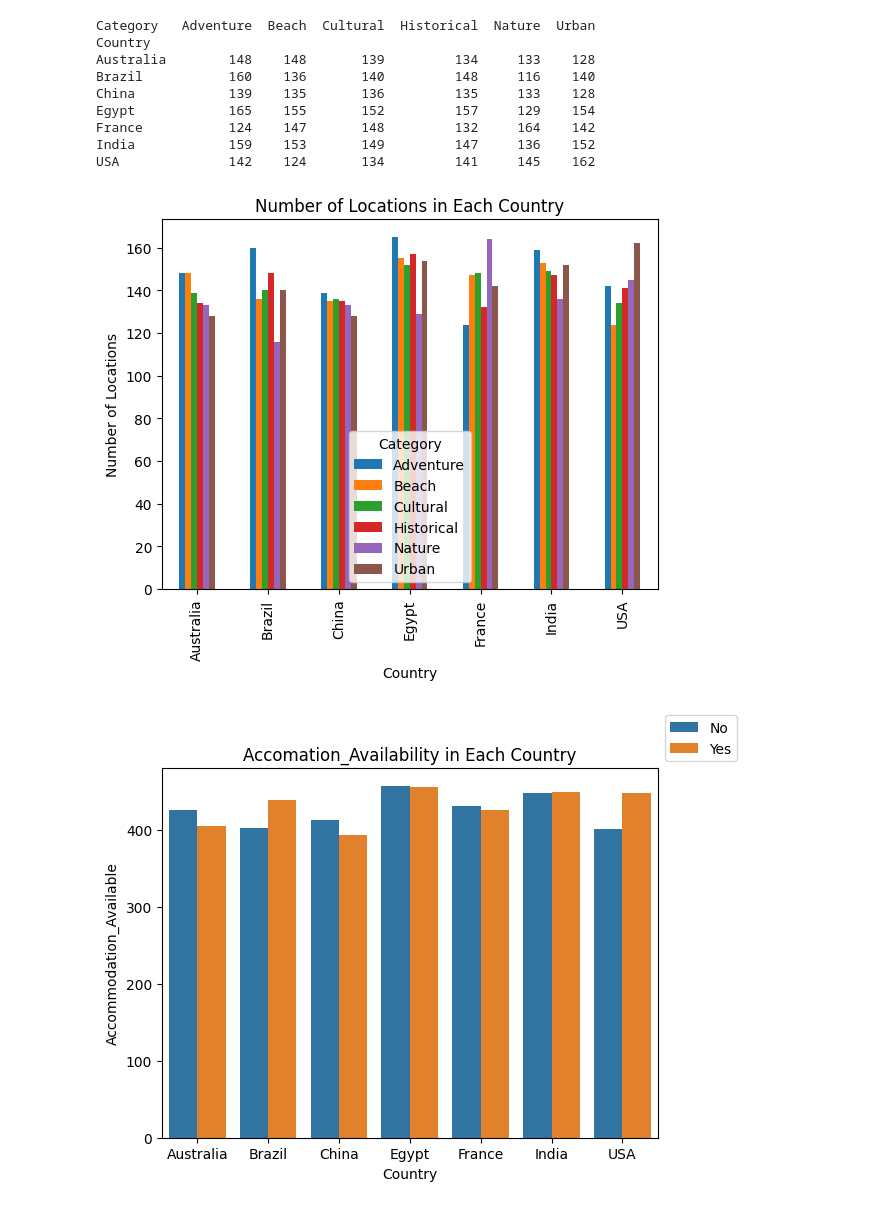
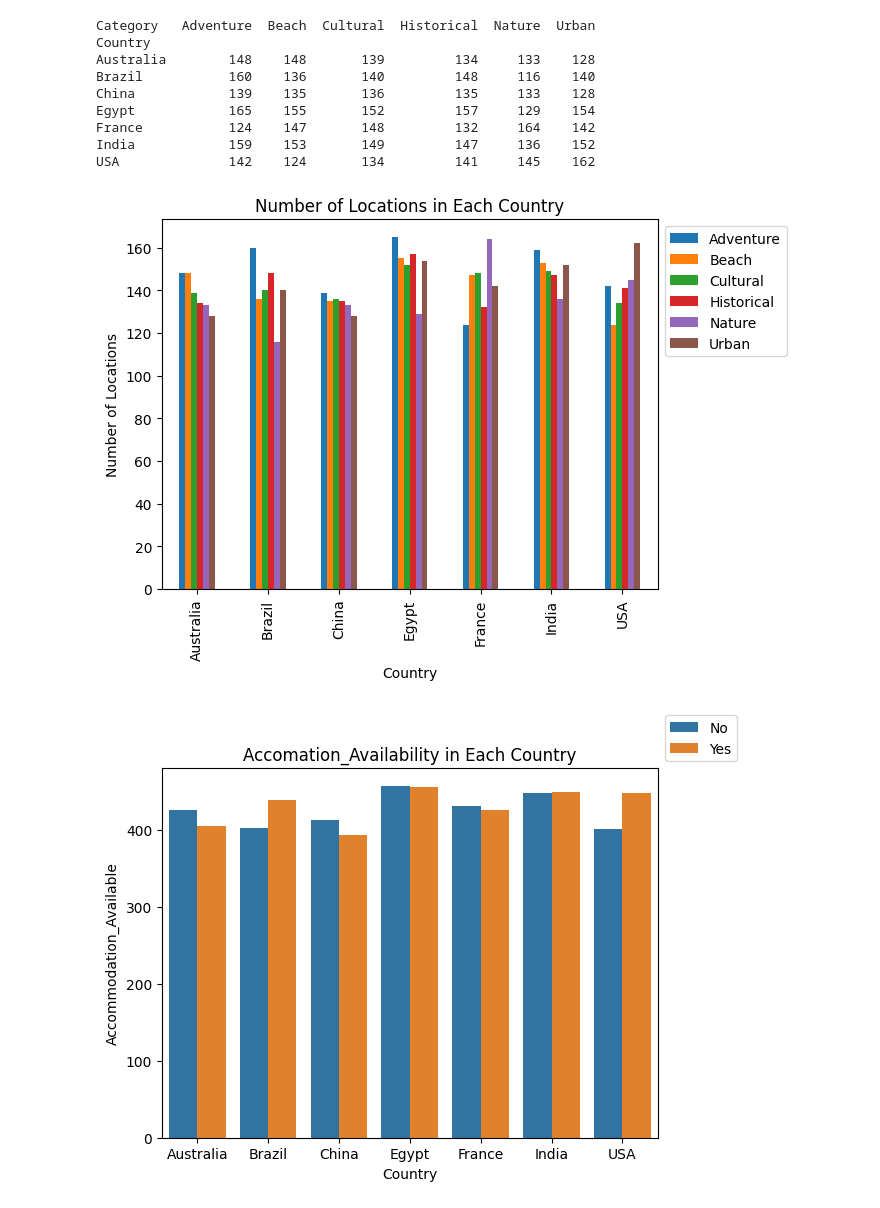
Before and after one commit to Mirai-Kuma/DSProject, a Jupyter notebook: JA_ProjectTourism.ipynb, the cells around one changed output. Cells and saved outputs as stored; diff of their text form; code cells hidden in the pictures.

```diff
--- a/JA_ProjectTourism.ipynb
+++ b/JA_ProjectTourism.ipynb
@@ -50,12 +50,13 @@ USA              142    124       134         141     145    162
 # %%
 # Graph Category in Each Country
 iPC.plot(kind='bar')
 plt.xlabel("Country")
 plt.ylabel("Number of Locations")
 plt.title("Number of Locations in Each Country")
+plt.legend(loc='upper left', bbox_to_anchor=(1, 1))
 plt.show()
 # %% [output]
-[figure, old version]
+[figure, new version]
 # %%
 # Accomation_Availability in Each Country
 data = tour.groupby(['Country', 'Accommodation_Available']).size().reset_index(name='Counts')
```
Also changed, not shown: parts of 7 cells of this notebook.
